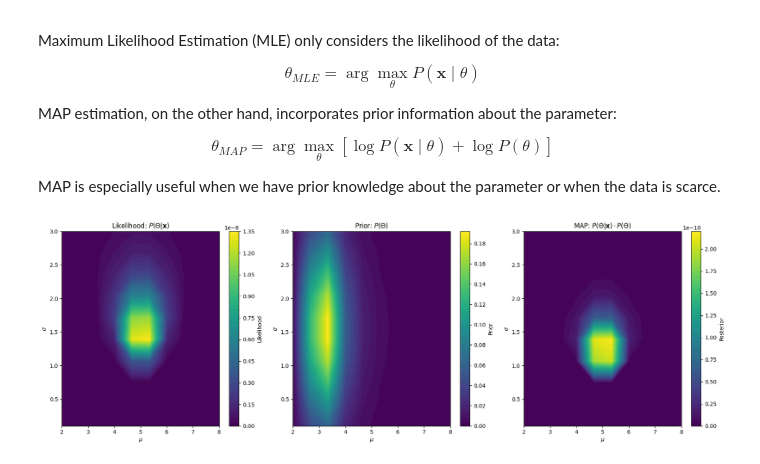
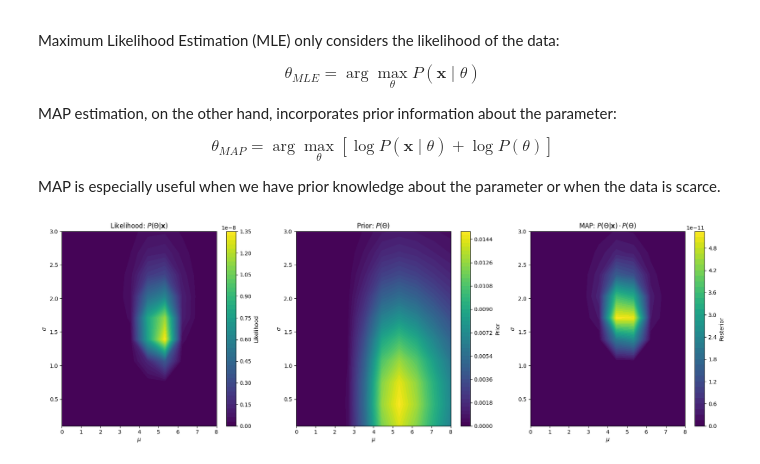
Before and after one commit to hucarlos08/GEO-ML, a Jupyter notebook: Lessons/Probability/MAP.ipynb, the cells around one changed output. Drawn from its saved outputs; the diff is of its cells as text; code cells hidden in the pictures.

```diff
--- a/Lessons/Probability/MAP.ipynb
+++ b/Lessons/Probability/MAP.ipynb
@@ -94,7 +94,7 @@ def invgamma_pdf(x, alpha, beta):
     return (beta**alpha / jsp.gamma(alpha)) * (x**(-alpha-1)) * jnp.exp(-beta / x)
 
 # Prior distribution functions
-def prior_mu(mu, mu0=5, sigma0=2):
+def prior_mu(mu, mu0=1, sigma0=3):
     """
     Prior distribution for mu.
 
@@ -108,7 +108,7 @@ def prior_mu(mu, mu0=5, sigma0=2):
     """
     return jscpy.stats.norm.pdf(mu, loc=mu0, scale=sigma0)
 
-def prior_sigma(sigma, alpha=2, beta=1):
+def prior_sigma(sigma, alpha=2, beta=12):
     """
     Prior distribution for sigma using the inverse gamma distribution.
 
@@ -147,7 +147,7 @@ n = data.size
 
 # Generate values for mu and sigma
 SAMPLES = 10
-mu_values = jnp.linspace(2, 8, SAMPLES)
+mu_values = jnp.linspace(0, 8, SAMPLES)
 sigma_values = jnp.linspace(0.1, 3, SAMPLES)
 
 # Vectorize the functions
@@ -169,34 +169,34 @@ likelihood_values = jnp.where(jnp.isfinite(likelihood_values), likelihood_values
 prior_values      = jnp.where(jnp.isfinite(prior_values), prior_values, -jnp.inf)
 posterior_values  = jnp.where(jnp.isfinite(posterior_values), posterior_values, -jnp.inf)
 
 # Plotting
 fig, axes = plt.subplots(1, 3, figsize=(18, 6), dpi=100)
 
 # Likelihood plot
 contour1 = axes[0].contourf(mu_values, sigma_values, likelihood_values.T, levels=50, cmap='viridis')
 axes[0].set_xlabel('$\mu$')
 axes[0].set_ylabel('$\sigma$')
 axes[0].set_title('Likelihood: $P(\Theta|\mathbf{x})$')
 fig.colorbar(contour1, ax=axes[0], label='Likelihood')
 
 # Prior plot
 contour2 = axes[1].contourf(mu_values, sigma_values, prior_values.T, levels=50, cmap='viridis')
 axes[1].set_xlabel('$\mu$')
 axes[1].set_ylabel('$\sigma$')
 axes[1].set_title('Prior: $P(\Theta)$')
 fig.colorbar(contour2, ax=axes[1], label='Prior')
 
 # Posterior plot
 contour3 = axes[2].contourf(mu_values, sigma_values, posterior_values.T, levels=50, cmap='viridis')
 axes[2].set_xlabel('$\mu$')
 axes[2].set_ylabel('$\sigma$')
 axes[2].set_title('MAP: $P(\Theta|\mathbf{x})\cdot P(\Theta)$')
 fig.colorbar(contour3, ax=axes[2], label='Posterior')
 
 plt.tight_layout()
 plt.show()
 # %% [output]
-[figure, old version]
+[figure, new version]
 # %% [markdown]
 ## Maximum A Posteriori (MAP) Estimation
 
```
Also changed, not shown: parts of 1 cell of this notebook, 10 other files.
